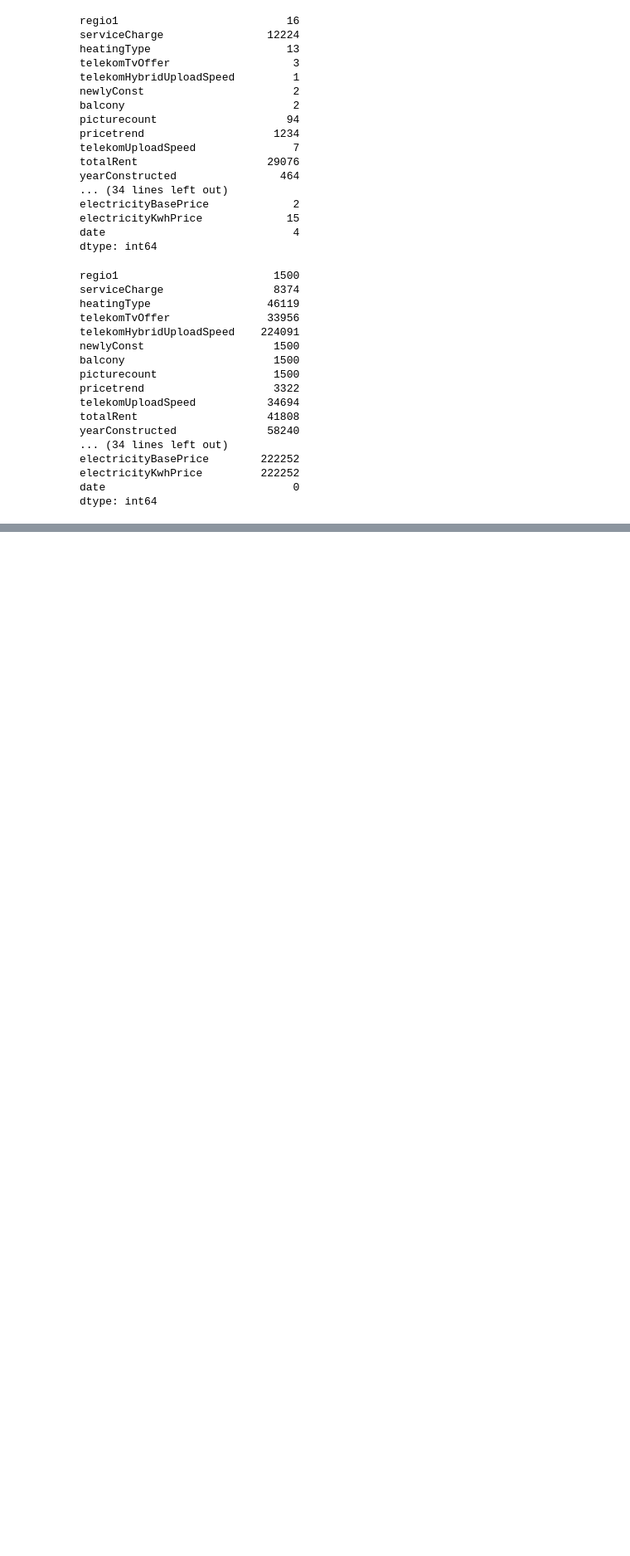
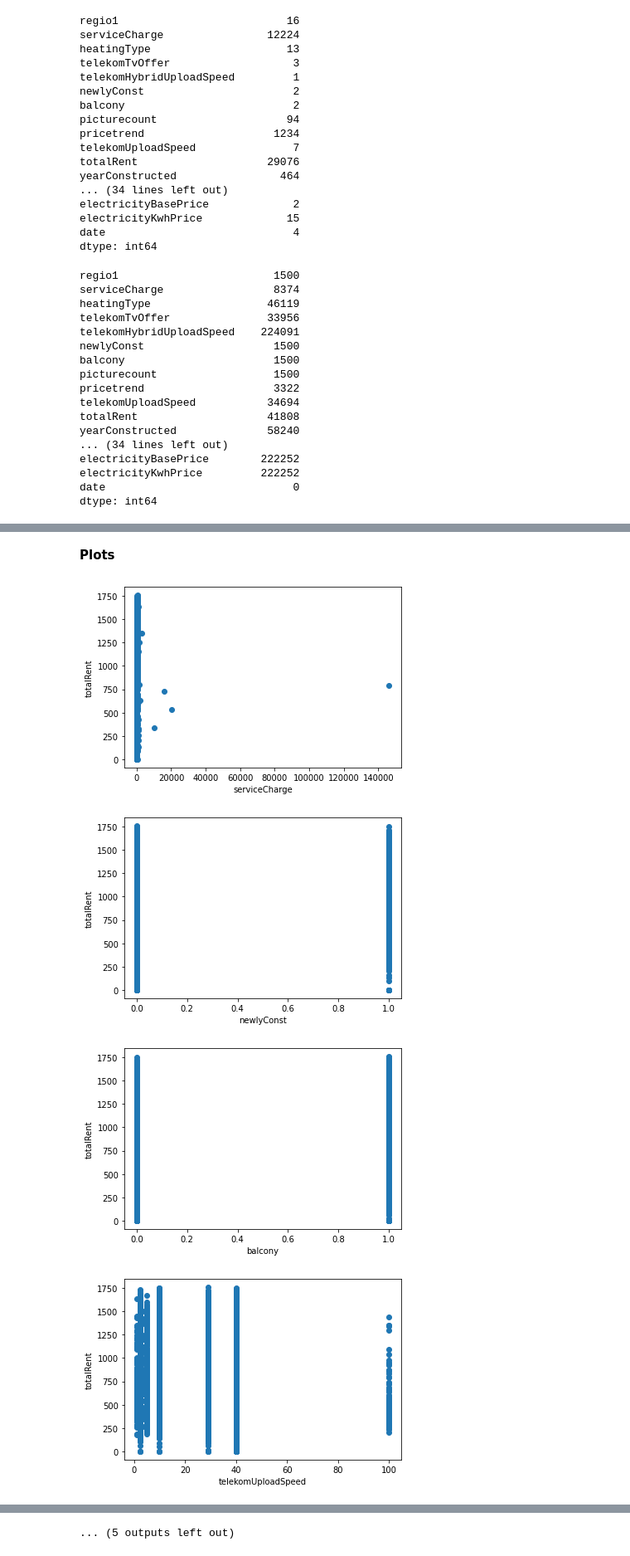
Before and after one commit to mahsarahavi/TalentMind1, a Jupyter notebook: talentmine.ipynb, the cells around one changed output, grey strips where cells are left out. Shown: that part at 83% size. Drawn from its saved outputs; the diff is of its cells as text; code cells hidden in the pictures; blank space fills up the shorter version.

```diff
--- a/talentmine.ipynb
+++ b/talentmine.ipynb
@@ -278,0 +207,3 @@ dtype: int64
+# %%
+data['floor'].fillna(data['floor'].median(), inplace = True)
+data['numberOfFloors'].fillna(data['numberOfFloors'].median(), inplace = True)
@@ -278,0 +212,11 @@ dtype: int64
+# %%
+data['noRooms'] = data['noRooms'].astype('int64')
+data['numberOfFloors'] = data['numberOfFloors'].astype('int64')
+data['yearConstructed'] = data['yearConstructed'].astype('int64')
+data['floor'] = data['floor'].astype('int64')
+# %%
+data.drop_duplicates(subset=None, keep='first', inplace=True)
+# %%
+data.reset_index(drop=True, inplace=True)
+# %% [markdown]
+**Plots**
@@ -278,0 +225,13 @@ dtype: int64
+# %%
+for col in data.describe().columns:
+  X = data[col]
+  Y = data['totalRent']
+  plt.scatter(X,Y)
+  plt.xlabel(col)
+  plt.ylabel('totalRent')
+  plt.show()
+# %% [output]
+[figure, added]
+[figure, added]
+[figure, added]
+[figure, added]
@@ -278,0 +246 @@ dtype: int64
+... (5 outputs left out)
```
Also changed, not shown: parts of 67 cells of this notebook.
